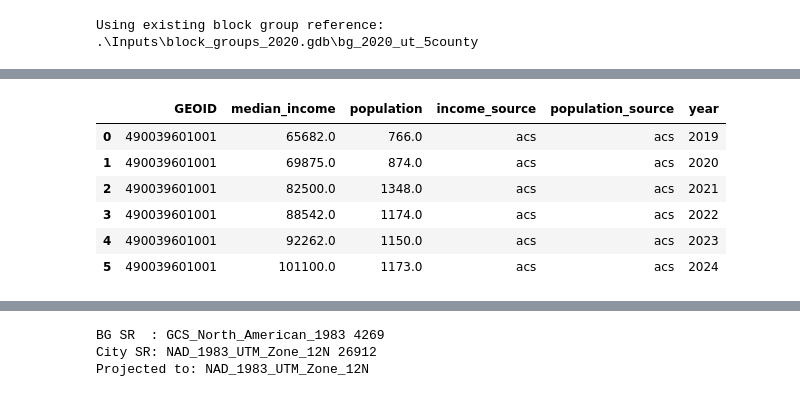
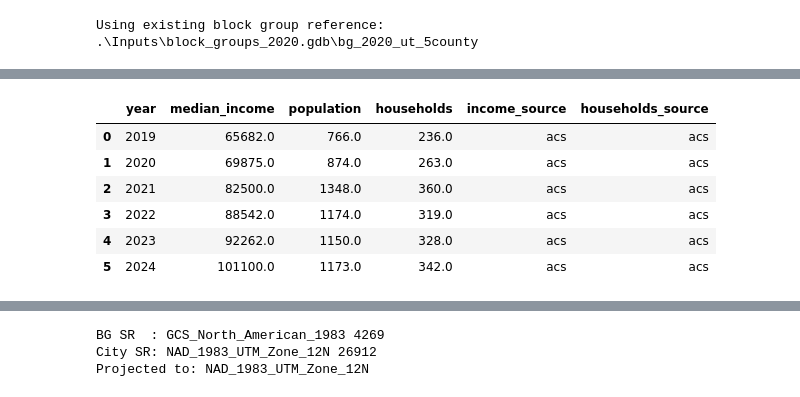
Before and after one commit to WFRCAnalytics/DATA-Regional-Metrics-Dashboard, a Jupyter notebook: housing-plus-transportation/Process-GPI-TDM-HT-by-City.ipynb, the cells around one changed output, grey strips where cells are left out. Saved outputs shown, nothing was run; the diff lists cells and outputs as text; code cells hidden in the pictures.

```diff
--- a/housing-plus-transportation/Process-GPI-TDM-HT-by-City.ipynb
+++ b/housing-plus-transportation/Process-GPI-TDM-HT-by-City.ipynb
@@ -377,20 +498,22 @@ and `population_source`: `"acs"` | `"interpolated"` | `"extrapolated"`.
 # %%
 # Build a long panel (one row per GEOID x year) to drive the fill logic.
-acs_panel = []
+acs_panel_parts = []
 for year in target_years:
     year_df = bg_acs_by_year[year][
         [
             HT_INCOME_CONFIG["bg_key"],
             "median_income",
             "population",
+            "households",
             "income_source",
             "population_source",
+            "households_source",
         ]
     ].copy()
     year_df["year"] = year
-    acs_panel.append(year_df)
+    acs_panel_parts.append(year_df)
 
-acs_panel_df = pd.concat(acs_panel, ignore_index=True)
+acs_panel_df = pd.concat(acs_panel_parts, ignore_index=True)
 print(
     f"Panel shape: {acs_panel_df.shape}  ({len(target_years)} years x {len(block_groups_ref)} BGs)"
 )
@@ -483,0 +529,14 @@ acs_panel_filled_df.head()
+# %%
+# Run fill_acs_panel on the block-group panel.
+# The helper handles all three variables in one pass — see Section 1 for the full docstring.
+acs_panel_filled_df = fill_acs_panel(
+    acs_panel_df,
+    geoid_col=HT_INCOME_CONFIG["bg_key"],
+    value_source_pairs=[
+        ("median_income", "income_source"),
+        ("population", "population_source"),
+        ("households", "households_source"),
+    ],
+)
+print("Filled panel shape:", acs_panel_filled_df.shape)
+acs_panel_filled_df.head()
@@ -515,17 +589,17 @@ fill_summary_df
 # %%
 # Spot check: all years for one GEOID should have sensible values and sources.
 sample_geoid = acs_panel_filled_df[HT_INCOME_CONFIG["bg_key"]].iloc[0]
 acs_panel_filled_df[acs_panel_filled_df[HT_INCOME_CONFIG["bg_key"]] == sample_geoid].sort_values(
     "year"
-)
+)[["year", "median_income", "population", "households", "income_source", "households_source"]]
 # %% [output]
-|  | GEOID | median_income | population | income_source | population_source | year |
-| 0 | 490039601001 | 65682.0 | 766.0 | acs | acs | 2019 |
-| 1 | 490039601001 | 69875.0 | 874.0 | acs | acs | 2020 |
-| 2 | 490039601001 | 82500.0 | 1348.0 | acs | acs | 2021 |
-| 3 | 490039601001 | 88542.0 | 1174.0 | acs | acs | 2022 |
-| 4 | 490039601001 | 92262.0 | 1150.0 | acs | acs | 2023 |
-| 5 | 490039601001 | 101100.0 | 1173.0 | acs | acs | 2024 |
+|  | year | median_income | population | households | income_source | households_source |
+| 0 | 2019 | 65682.0 | 766.0 | 236.0 | acs | acs |
+| 1 | 2020 | 69875.0 | 874.0 | 263.0 | acs | acs |
+| 2 | 2021 | 82500.0 | 1348.0 | 360.0 | acs | acs |
+| 3 | 2022 | 88542.0 | 1174.0 | 319.0 | acs | acs |
+| 4 | 2023 | 92262.0 | 1150.0 | 328.0 | acs | acs |
+| 5 | 2024 | 101100.0 | 1173.0 | 342.0 | acs | acs |
 # %%
 # Write filled values back into bg_acs_by_year, replacing the raw ACS columns.
 for year in target_years:
```
Also changed, not shown: parts of 42 cells of this notebook, 3 other files.
